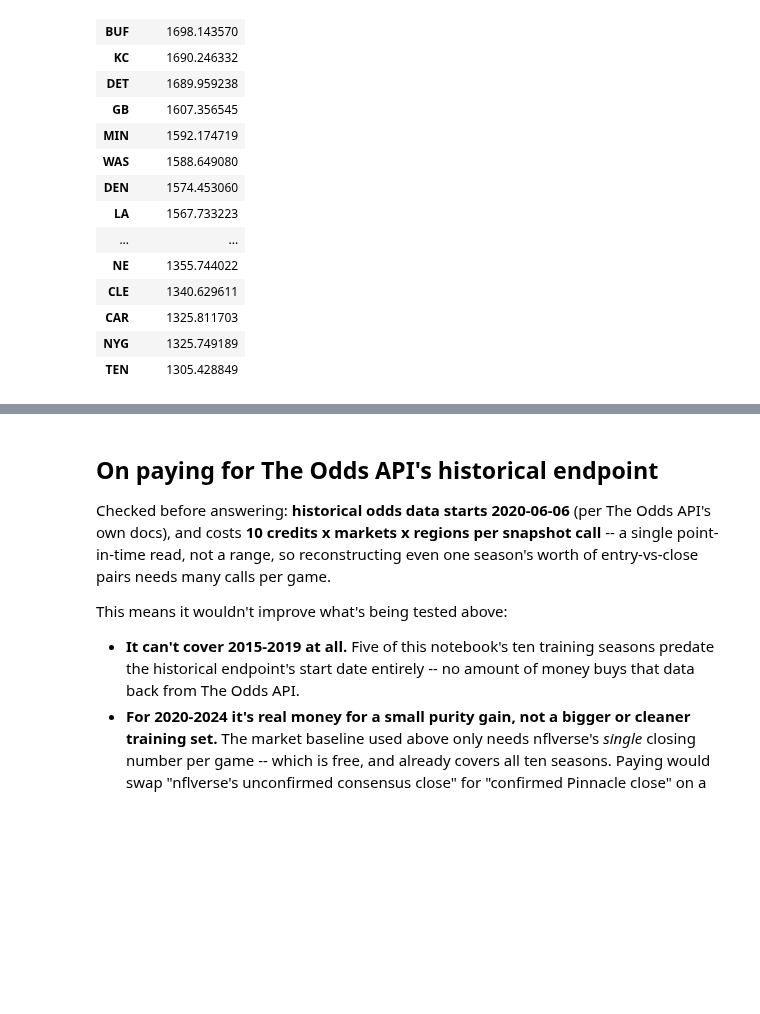
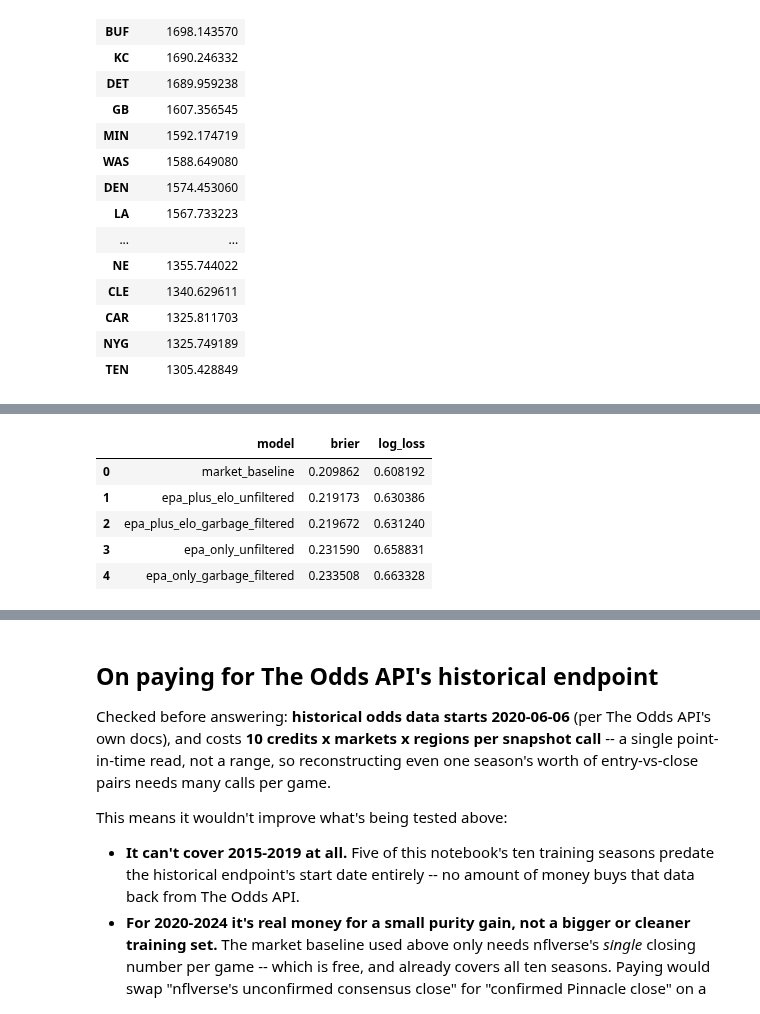
Before and after one commit to rahulr-1006/nfl_2026, a Jupyter notebook: notebooks/model_backtest_results.ipynb, the cells around one changed output, grey strips where cells are left out. Saved outputs shown, nothing was run; the diff lists cells and outputs as text; code cells hidden in the pictures; blank space fills up the shorter version.

```diff
--- a/notebooks/model_backtest_results.ipynb
+++ b/notebooks/model_backtest_results.ipynb
@@ -256,0 +273,25 @@ pd.Series(final_ratings, name="elo_end_of_2024").sort_values(ascending=False).to
+# %%
+results = {}
+for filt in (False, True):
+    df_variant = build_training_frame(pbp, schedule, elo_ratings=elo_ratings, exclude_garbage_time=filt)
+    train_v, calib_v, test_v = time_based_split(
+        df_variant, train_seasons=range(2015, 2022), calib_seasons=[2022], test_seasons=[2023, 2024]
+    )
+    epa_model_v = fit_win_probability_model(train_v, feature_columns=FEATURE_COLUMNS)
+    combined_model_v = fit_win_probability_model(train_v, feature_columns=COMBINED_FEATURE_COLUMNS)
+    label = "garbage_filtered" if filt else "unfiltered"
+    results[f"epa_only_{label}"] = predict_home_win_proba(epa_model_v, test_v, feature_columns=FEATURE_COLUMNS)
+    results[f"epa_plus_elo_{label}"] = predict_home_win_proba(
+        combined_model_v, test_v, feature_columns=COMBINED_FEATURE_COLUMNS
+    )
+    test_df_for_report = test_v  # same test rows either way (filtering never drops a whole game)
+
+garbage_report = compare_to_baseline({"market_baseline": test_df_for_report["market_prob_home"], **results}, test_df_for_report["home_win"])
+garbage_report
+# %% [output]
+|  | model | brier | log_loss |
+| 0 | market_baseline | 0.209862 | 0.608192 |
+| 1 | epa_plus_elo_unfiltered | 0.219173 | 0.630386 |
+| 2 | epa_plus_elo_garbage_filtered | 0.219672 | 0.631240 |
+| 3 | epa_only_unfiltered | 0.231590 | 0.658831 |
+| 4 | epa_only_garbage_filtered | 0.233508 | 0.663328 |
```
Also changed, not shown: parts of 2 cells of this notebook, 7 other files.
